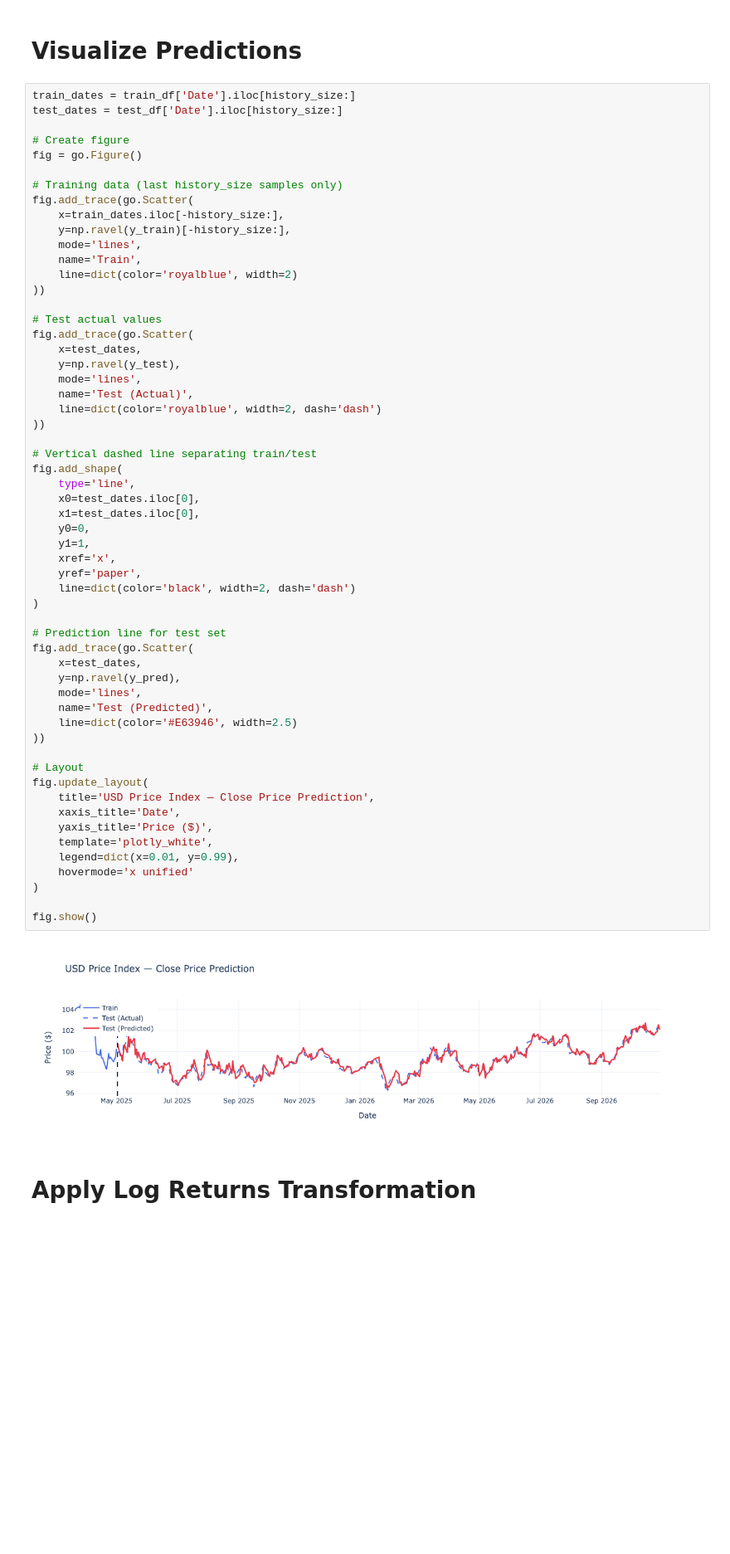
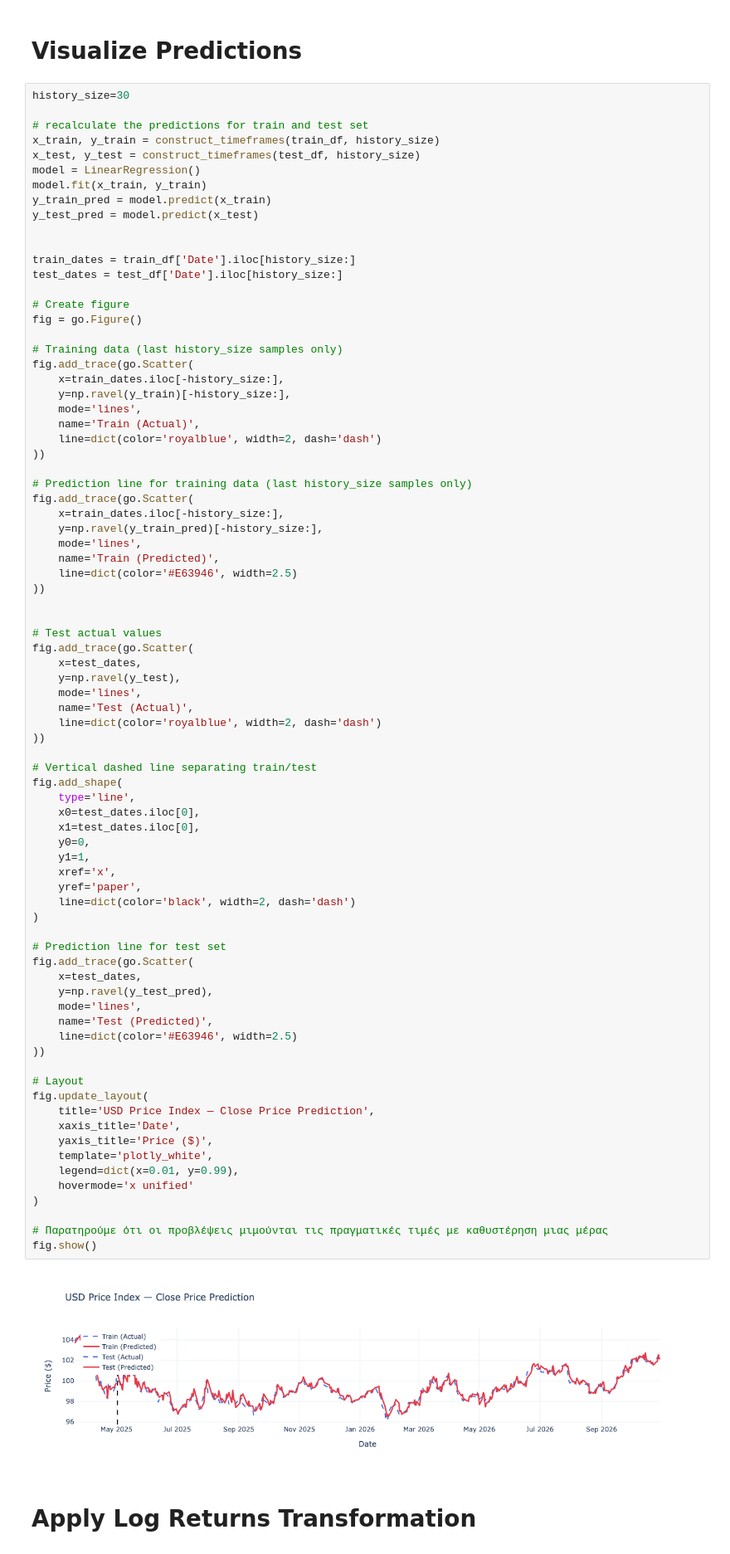
Before and after one commit to sakisv/msc_dws, a Jupyter notebook: 101-MachineLearning/02-KNN-TimeseriesForecasting/Timeseries_Forecasting.ipynb, the cells around one changed output. Shown at 83% size. Drawn from its saved outputs; the diff is of its cells as text; blank space fills up the shorter version.

Commit message:
Q6 - plot train and test set predictions

```diff
--- a/101-MachineLearning/02-KNN-TimeseriesForecasting/Timeseries_Forecasting.ipynb
+++ b/101-MachineLearning/02-KNN-TimeseriesForecasting/Timeseries_Forecasting.ipynb
@@ -186,6 +186,17 @@ train mae: 0.3531580622374581 - test mae: 0.3198908135157699
 # %% [markdown]
 # Visualize Predictions
 # %%
+history_size=30
+
+# recalculate the predictions for train and test set
+x_train, y_train = construct_timeframes(train_df, history_size)
+x_test, y_test = construct_timeframes(test_df, history_size)
+model = LinearRegression()
+model.fit(x_train, y_train)
+y_train_pred = model.predict(x_train)
+y_test_pred = model.predict(x_test)
+
+
 train_dates = train_df['Date'].iloc[history_size:]
 test_dates = test_df['Date'].iloc[history_size:]
 
@@ -197,9 +208,19 @@ fig.add_trace(go.Scatter(
     x=train_dates.iloc[-history_size:],
     y=np.ravel(y_train)[-history_size:],
     mode='lines',
-    name='Train',
-    line=dict(color='royalblue', width=2)
+    name='Train (Actual)',
+    line=dict(color='royalblue', width=2, dash='dash')
 ))
+
+# Prediction line for training data (last history_size samples only)
+fig.add_trace(go.Scatter(
+    x=train_dates.iloc[-history_size:],
+    y=np.ravel(y_train_pred)[-history_size:],
+    mode='lines',
+    name='Train (Predicted)',
+    line=dict(color='#E63946', width=2.5)
+))
+
 
 # Test actual values
 fig.add_trace(go.Scatter(
@@ -215,35 +236,36 @@ fig.add_shape(
     type='line',
     x0=test_dates.iloc[0],
     x1=test_dates.iloc[0],
     y0=0,
     y1=1,
     xref='x',
     yref='paper',
     line=dict(color='black', width=2, dash='dash')
 )
 
 # Prediction line for test set
 fig.add_trace(go.Scatter(
     x=test_dates,
-    y=np.ravel(y_pred),
+    y=np.ravel(y_test_pred),
     mode='lines',
     name='Test (Predicted)',
     line=dict(color='#E63946', width=2.5)
 ))
 
 # Layout
 fig.update_layout(
     title='USD Price Index — Close Price Prediction',
     xaxis_title='Date',
     yaxis_title='Price ($)',
     template='plotly_white',
     legend=dict(x=0.01, y=0.99),
     hovermode='x unified'
 )
 
+# Παρατηρούμε ότι οι προβλέψεις μιμούνται τις πραγματικές τιμές με καθυστέρηση μιας μέρας
 fig.show()
 # %% [output]
-[figure, old version]
+[figure, new version]
 # %% [markdown]
 # Apply Log Returns Transformation
 # %%
```
